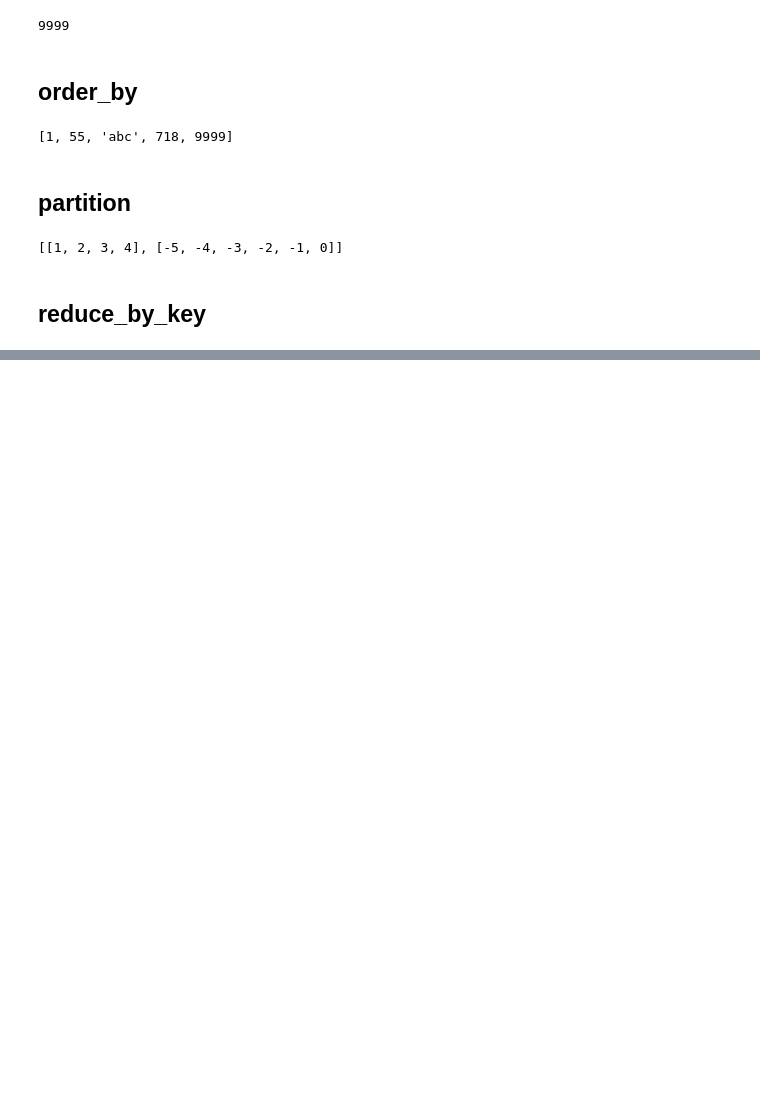
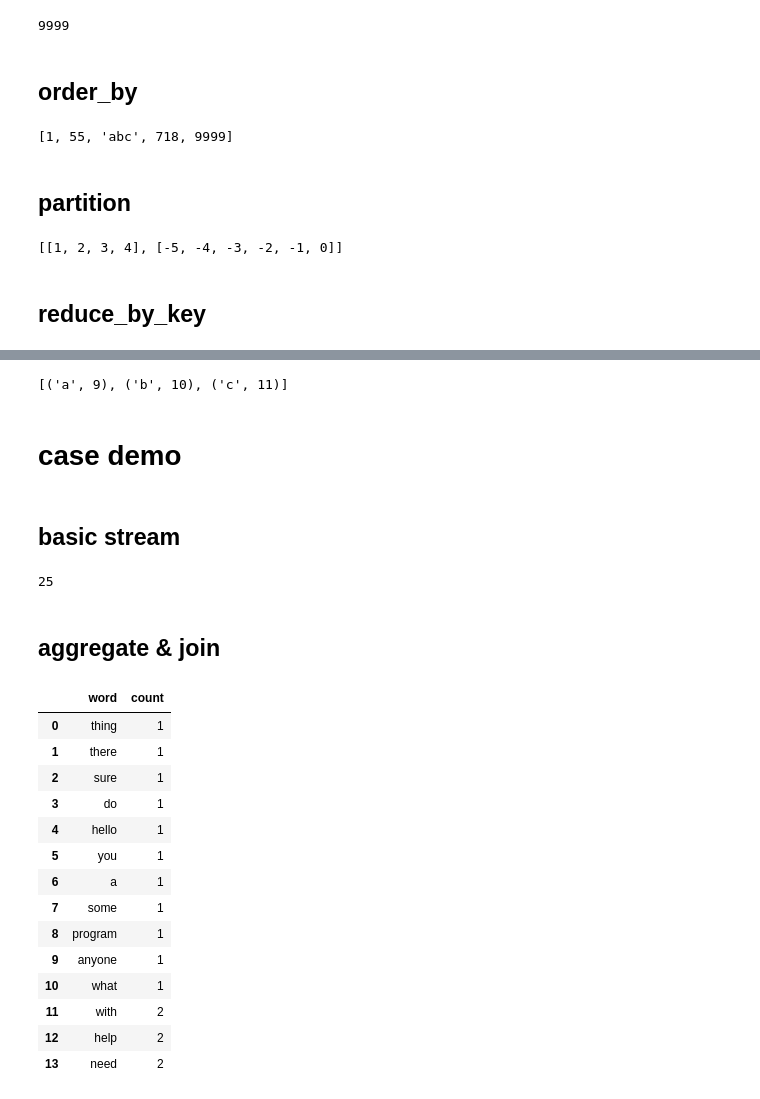
Before and after one commit to Smily1984/python_tricks, a Jupyter notebook: python_FP/py_functional_demo.ipynb, the cells around one changed output, grey strips where cells are left out. Saved outputs shown, nothing was run; the diff lists cells and outputs as text; code cells hidden in the pictures; blank space fills up the shorter version.

Commit message:
more fn/pyfunc demo

```diff
--- a/python_FP/py_functional_demo.ipynb
+++ b/python_FP/py_functional_demo.ipynb
@@ -340,0 +426,36 @@ seq([('a', 1), ('b', 2), ('b', 3), ('b', 4), ('c', 3), ('c', 0)]).reduce_by_key(
+# %%
+seq(list('abc')).zip_with_index(start=9).list()
+# %% [output]
+[('a', 9), ('b', 10), ('c', 11)]
+# %% [markdown]
+# case demo
+# %% [markdown]
+## basic stream
+# %%
+from functional import seq
+from collections import namedtuple
+from fn import _ as X
+
+Transaction = namedtuple('Transaction', ['reason', 'amount'])
+transactions = [
+    Transaction('github', 7),
+    Transaction('food', 10),
+    Transaction('coffee', 5),
+    Transaction('digitalocean', 5),
+    Transaction('food', 5),
+    Transaction('riotgames', 25),
+    Transaction('food', 10),
+    Transaction('amazon', 200),
+    Transaction('paycheck', -1000)
+]
+
+# 找出所有food相关的消费
+(seq(transactions)
+ .filter(X.reason == 'food')
+ .map(X.amount)
+ .sum()
+)
+# %% [output]
+25
+# %% [markdown]
+## aggregate & join
@@ -340,0 +469,41 @@ seq([('a', 1), ('b', 2), ('b', 3), ('b', 4), ('c', 3), ('c', 0)]).reduce_by_key(
+# %%
+import re
+import operator
+from fn.func import curried
+from fn import iters
+
+messages = seq.jsonl('./res/chat_logs.jsonl')
+
+# 转小写，去标点，按空格切开
+def extract_words(message):
+#     return re.sub('[^0-9a-z ]+', '', message.lower()).split(' ')
+    # 下面是函数式的写法，并不简洁
+    f = F(X.call('lower')) >> (lambda x:re.sub('[^0-9a-z ]+', '', x)) >> X.call('split', ' ')
+    return f(message)
+
+(messages
+#  .map(lambda log: extract_words(log['message']))
+ .map(F() >> X['message'] >> extract_words) # FP写法
+ .flatten()
+#  .map(lambda word: (word, 1))
+ .zip(iters.repeat(1)) # 简化写法
+ .reduce_by_key(operator.add)
+ .order_by(X[1])
+ .to_pandas(columns=['word','count'])
+)
+# %% [output]
+|  | word | count |
+| 0 | thing | 1 |
+| 1 | there | 1 |
+| 2 | sure | 1 |
+| 3 | do | 1 |
+| 4 | hello | 1 |
+| 5 | you | 1 |
+| 6 | a | 1 |
+| 7 | some | 1 |
+| 8 | program | 1 |
+| 9 | anyone | 1 |
+| 10 | what | 1 |
+| 11 | with | 2 |
+| 12 | help | 2 |
+| 13 | need | 2 |
```
Also changed, not shown: parts of 41 cells of this notebook, 1 other file.
